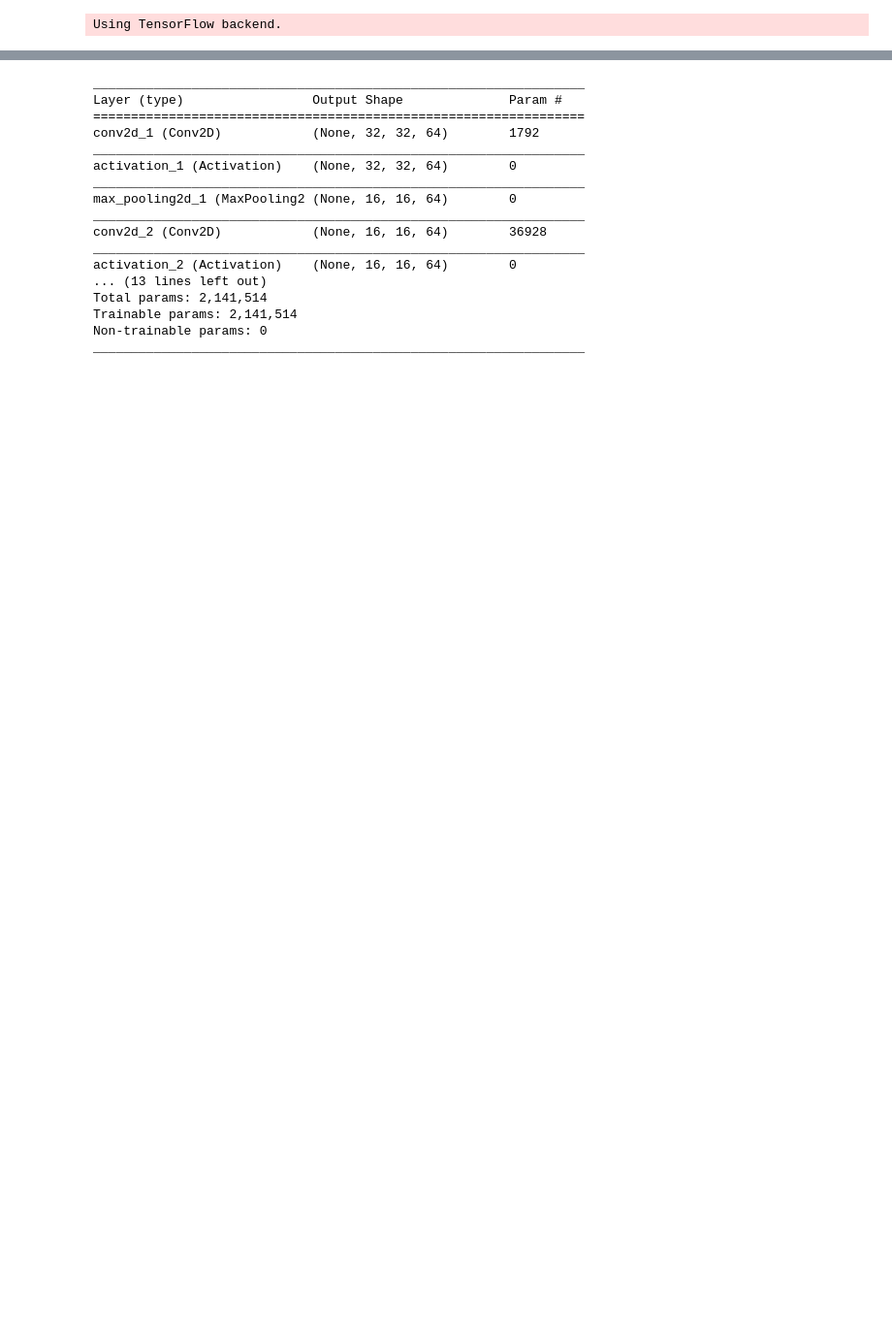
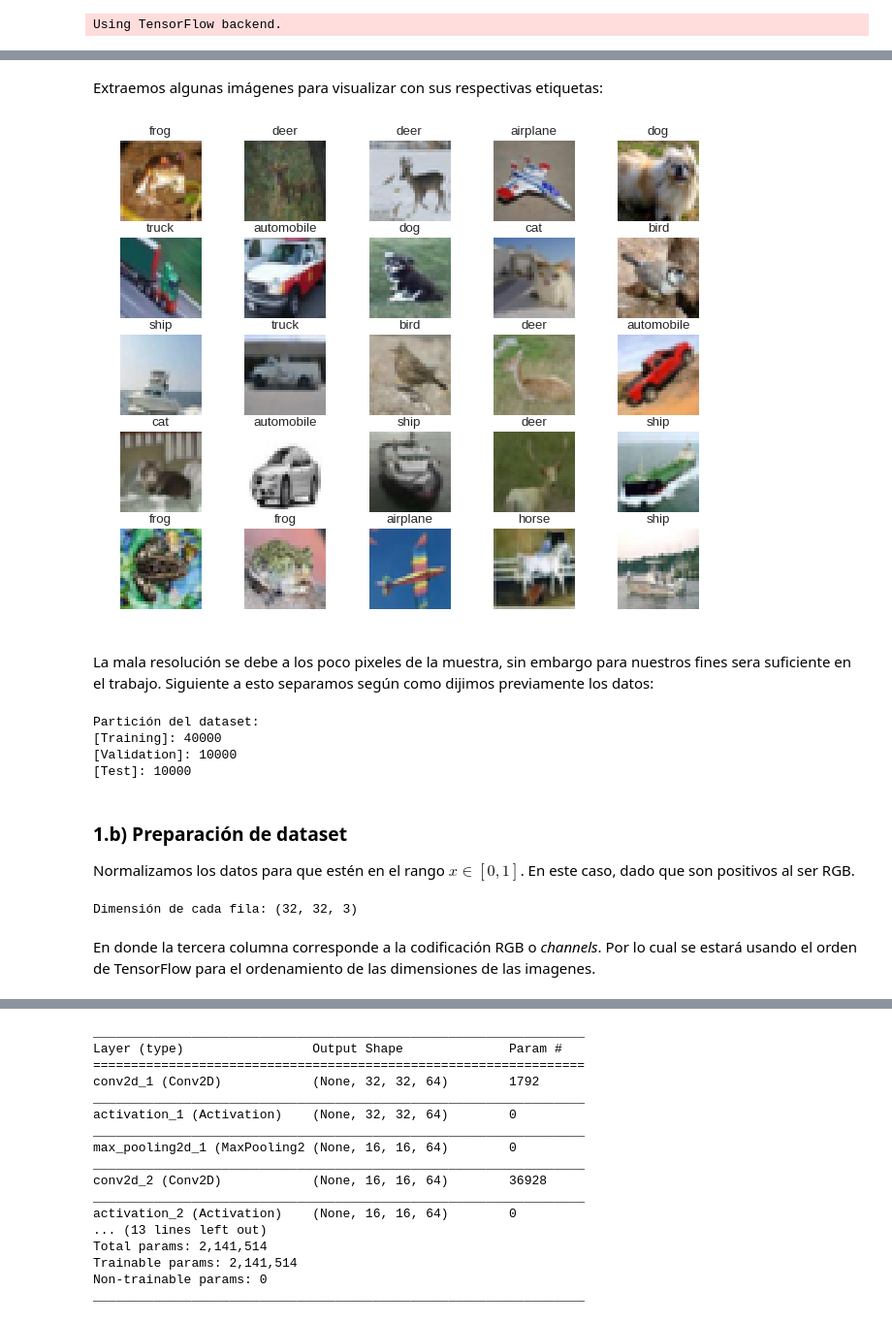
Before and after one commit to rigonzal/ANN, a Jupyter notebook: Approach2/Pregunta_1_colab.ipynb, the cells around one changed output, grey strips where cells are left out. Shown: that part at 97% size. Saved outputs shown, nothing was run; the diff lists cells and outputs as text; code cells hidden in the pictures; blank space fills up the shorter version.

```diff
--- a/Approach2/Pregunta_1_colab.ipynb
+++ b/Approach2/Pregunta_1_colab.ipynb
@@ -30,9 +53,38 @@ Downloading data from https://www.cs.toronto.edu/~kriz/cifar-10-python.tar.gz
+# %% [markdown]
+Extraemos algunas imágenes para visualizar con sus respectivas etiquetas:
+# %%
+# Aumentamos el tamaño del plot
+plt.figure(num=None, figsize=(10, 8), dpi=80, facecolor='w', edgecolor='k')
+
+for i in range(25):
+  plt.subplot(5,5,i+1)
+  plt.title(label_names[y_train[10*i][0]])
+  plt.axis('off')
+  _=plt.imshow(x_train[10*i])
+# %% [output]
+[figure, added]
+# %% [markdown]
+La mala resolución se debe a los poco pixeles de la muestra, sin embargo para nuestros fines sera suficiente en el trabajo. Siguiente a esto separamos según como dijimos previamente los datos:
 # %%
 n_train = len(x_train)
 x_val = x_train[int(0.8*n_train):n_train]
 y_val = y_train[int(0.8*n_train):n_train]
 x_train = x_train[:int(0.8*n_train)]
 y_train = y_train[:int(0.8*n_train)]
+
+print("Partición del dataset: ")
+print("[Training]: " + str(len(x_train)))
+print("[Validation]: " + str(len(x_val)))
+print("[Test]: " + str(len(x_test)))
+# %% [output]
+Partición del dataset:
+[Training]: 40000
+[Validation]: 10000
+[Test]: 10000
+# %% [markdown]
+### 1.b) Preparación de dataset
+
+Normalizamos los datos para que estén en el rango $x \in [0,1]$. En este caso, dado que son positivos al ser RGB.
 # %%
 x_train_norm = x_train/255
 x_val_norm = x_val/255
@@ -42,3 +94,9 @@ num_classes = len(label_names)
 y_train = keras.utils.to_categorical(y_train, num_classes)
 y_val = keras.utils.to_categorical(y_val, num_classes)
 y_test = keras.utils.to_categorical(y_test, num_classes)
+
+print("Dimensión de cada fila: " + str(x_train_norm[0].shape))
+# %% [output]
+Dimensión de cada fila: (32, 32, 3)
+# %% [markdown]
+En donde la tercera columna corresponde a la codificación RGB o *channels*.    Por lo cual se estará usando el orden de TensorFlow para el ordenamiento de las dimensiones de las imagenes.
```
Also changed, not shown: parts of 18 cells of this notebook.
